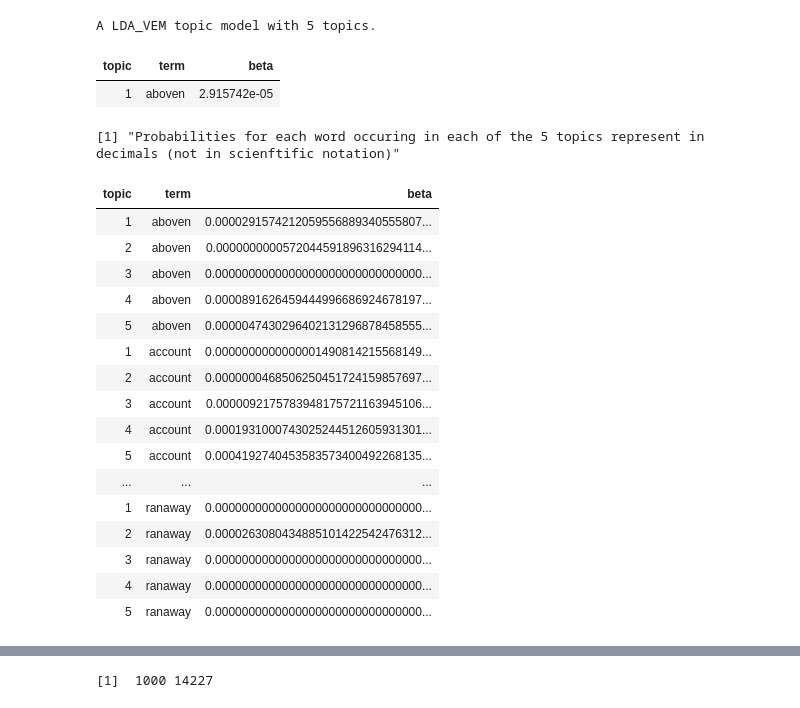
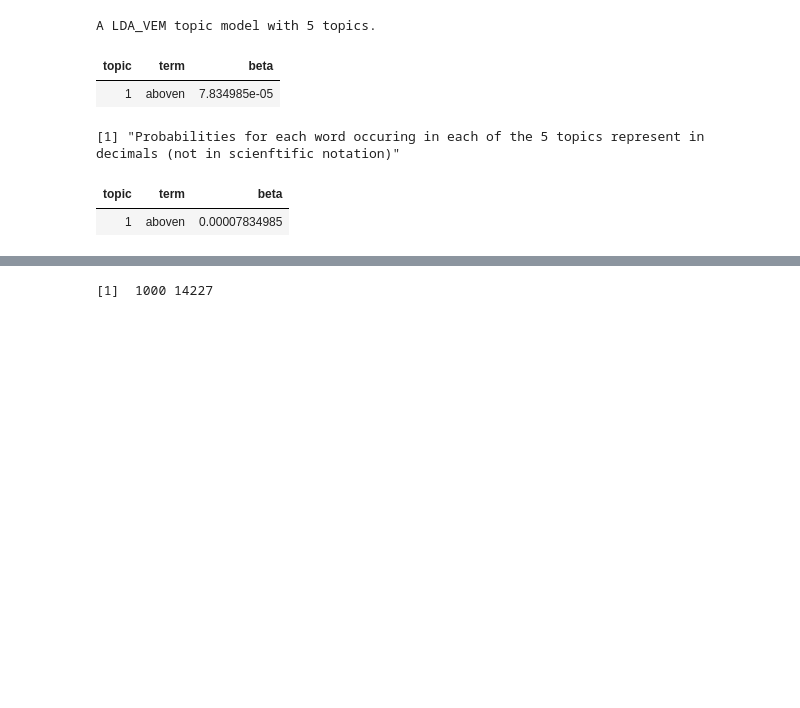
Before and after one commit to sthanurk/Text-Analytics-using-R, a Jupyter notebook: Word Clouds, Sentiment Analysis and Topic Modeling.ipynb, the cells around one changed output, grey strips where cells are left out. Saved outputs shown, nothing was run; the diff lists cells and outputs as text; code cells hidden in the pictures; blank space fills up the shorter version.

```diff
--- a/Word Clouds, Sentiment Analysis and Topic Modeling.ipynb
+++ b/Word Clouds, Sentiment Analysis and Topic Modeling.ipynb
@@ -402,31 +386,16 @@ A LDA_VEM topic model with 5 topics.
 # %%
 # per-topic-per-word probabilities are displayed in the column "beta"
 lda_td <- tidy(lda)
 lda_td[1,]
 options(scipen=999) # To prevent Scientifc Notation
 print("Probabilities for each word occuring in each of the 5 topics represent in decimals (not in scienftific notation)")
-lda_td
+lda_td[1,]
 # %% [output]
 | topic | term | beta |
-| 1 | aboven | 2.915742e-05 |
+| 1 | aboven | 7.834985e-05 |
 [1] "Probabilities for each word occuring in each of the 5 topics represent in decimals (not in scienftific notation)"
 | topic | term | beta |
-| 1 | aboven | 0.0000291574212059556889340555807... |
-| 2 | aboven | 0.0000000000572044591896316294114... |
-| 3 | aboven | 0.0000000000000000000000000000000... |
-| 4 | aboven | 0.0000891626459444996686924678197... |
-| 5 | aboven | 0.0000047430296402131296878458555... |
-| 1 | account | 0.0000000000000001490814215568149... |
-| 2 | account | 0.0000000468506250451724159857697... |
-| 3 | account | 0.0000092175783948175721163945106... |
-| 4 | account | 0.0001931000743025244512605931301... |
-| 5 | account | 0.0004192740453583573400492268135... |
-| ... | ... | ... |
-| 1 | ranaway | 0.0000000000000000000000000000000... |
-| 2 | ranaway | 0.0000263080434885101422542476312... |
-| 3 | ranaway | 0.0000000000000000000000000000000... |
-| 4 | ranaway | 0.0000000000000000000000000000000... |
-| 5 | ranaway | 0.0000000000000000000000000000000... |
+| 1 | aboven | 0.00007834985 |
 # %%
 # Top 10 terms in each of the 5 topics
 top_terms <- lda_td %>%
```
Also changed, not shown: parts of 10 cells of this notebook.
